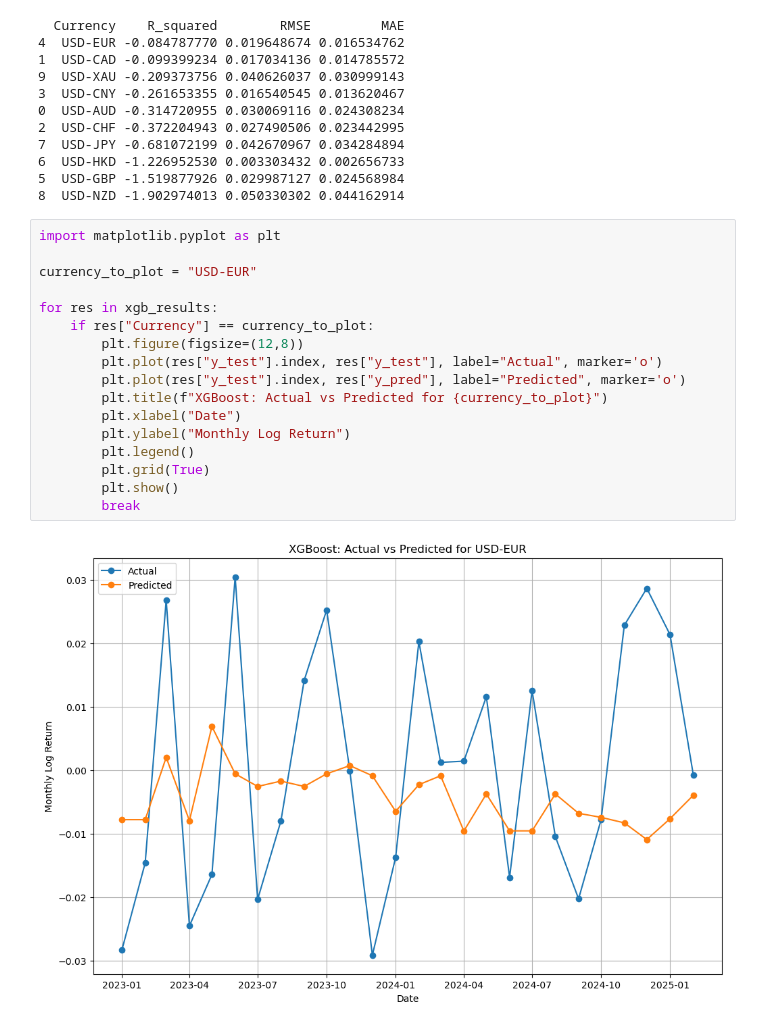
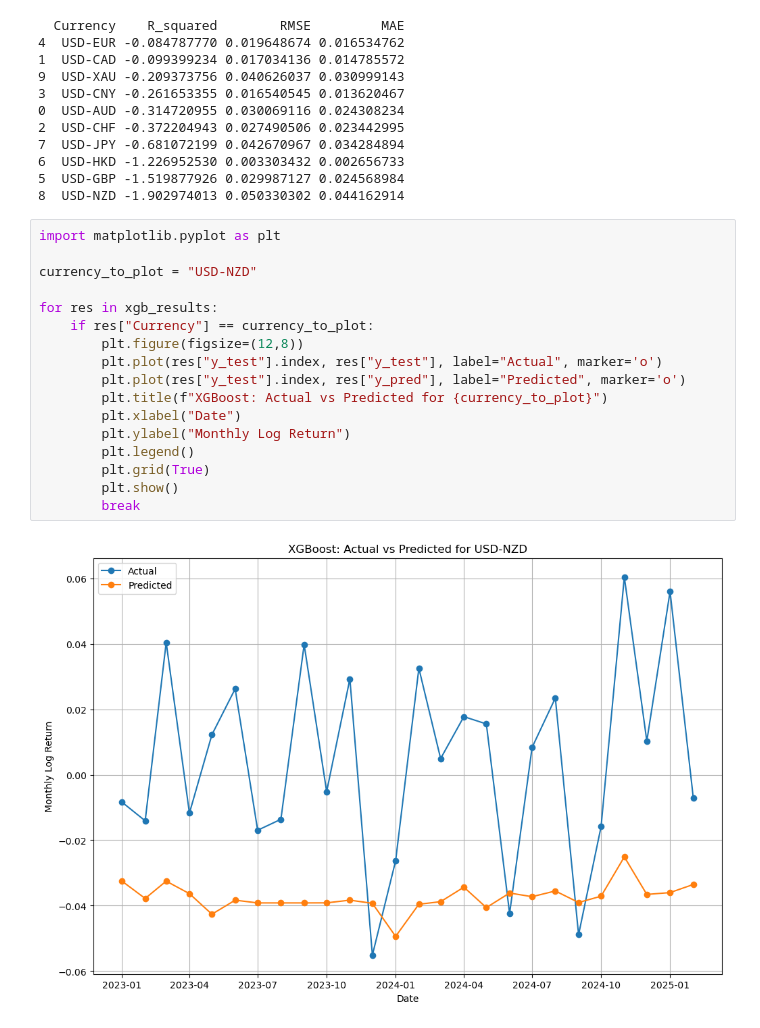
Before and after one commit to dhrunal13/TheReddestBulls, a Jupyter notebook: MLmodel.ipynb, the cells around one changed output. Saved outputs shown, nothing was run; the diff lists cells and outputs as text.

```diff
--- a/MLmodel.ipynb
+++ b/MLmodel.ipynb
@@ -362,19 +362,19 @@ print(xgb_summary.head(10))
 # %%
 import matplotlib.pyplot as plt
 
-currency_to_plot = "USD-EUR"
+currency_to_plot = "USD-NZD"
 
 for res in xgb_results:
     if res["Currency"] == currency_to_plot:
         plt.figure(figsize=(12,8))
         plt.plot(res["y_test"].index, res["y_test"], label="Actual", marker='o')
         plt.plot(res["y_test"].index, res["y_pred"], label="Predicted", marker='o')
         plt.title(f"XGBoost: Actual vs Predicted for {currency_to_plot}")
         plt.xlabel("Date")
         plt.ylabel("Monthly Log Return")
         plt.legend()
         plt.grid(True)
         plt.show()
         break
 # %% [output]
-[figure, old version]
+[figure, new version]
```
